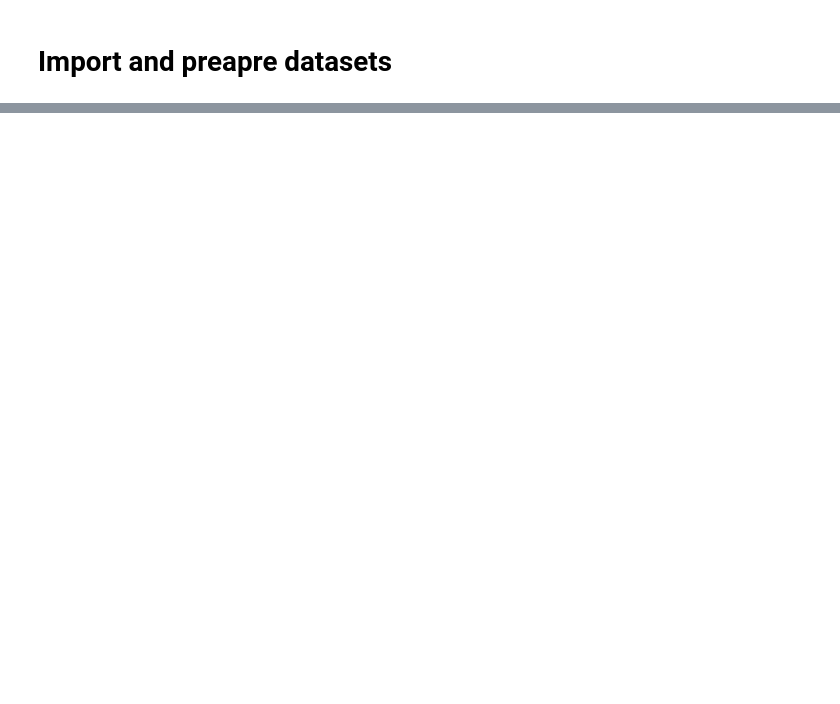
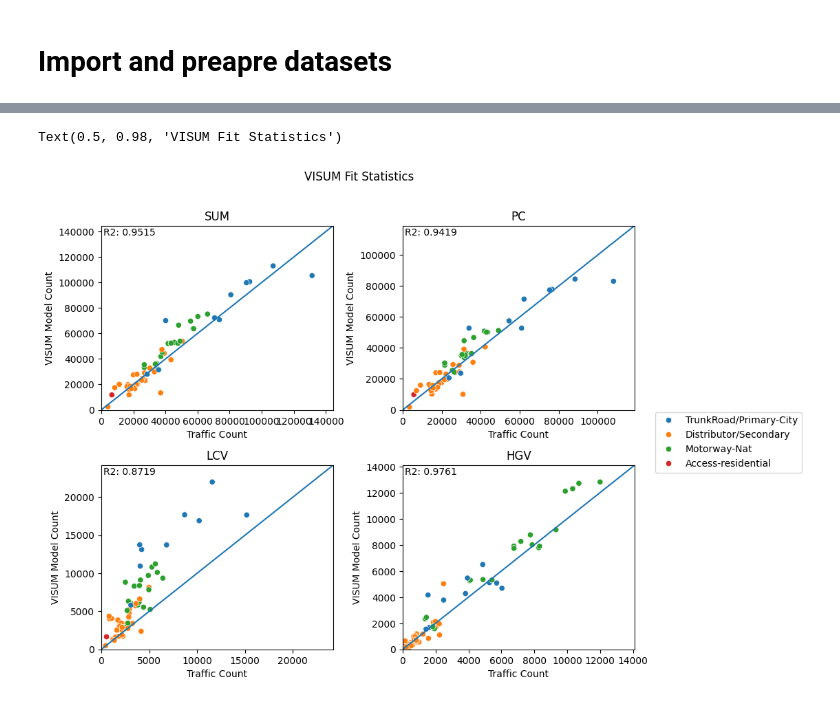
Before and after one commit to tum-esm/drive-inventory, a Jupyter notebook: notebooks/visum_counting_validation.ipynb, the cells around one changed output, grey strips where cells are left out. Drawn from its saved outputs; the diff is of its cells as text; code cells hidden in the pictures; blank space fills up the shorter version.

```diff
--- a/notebooks/visum_counting_validation.ipynb
+++ b/notebooks/visum_counting_validation.ipynb
@@ -90,0 +112,45 @@ volume_sum_2019
+# %%
+fig, ax  = plt.subplots(2,2, figsize = (10,8))
+
+data = combined
+col = 0
+row = 0
+
+for vc in ['SUM', 'PC', 'LCV', 'HGV']:
+
+    data_x = data[('daily_value', vc)]
+    data_y = data[f'dtv_{vc}']
+
+    sns.scatterplot(ax = ax[row, col], x=data_x, y=data_y, hue=combined['road_type'])
+    ax[row, col].axline([0,0],[1,1])
+    ax[row, col].get_legend().remove()
+
+    ax[row, col].set_ylabel('VISUM Model Count')
+    ax[row, col].set_xlabel('Traffic Count')
+    ax[row, col].set_title(f'{vc}')
+
+    ax[row,col].set_xlim(0,max(pd.concat([data_x, data_y]))*1.1)
+    ax[row,col].set_ylim(0,max(pd.concat([data_x, data_y]))*1.1)
+
+    stats.pearsonr(data_x, data_y)
+
+    text = f'R2: {stats.pearsonr(data_x, data_y)[0]:.4f}'
+    ax[row,col].text(.01, .99, text, ha='left', va='top', transform=ax[row,col].transAxes)
+
+
+
+    col+=1
+    if col >= 2:
+        col=0
+        row +=1
+
+plt.subplots_adjust(wspace=0.3)
+plt.subplots_adjust(hspace=0.3)
+
+handles, labels = plt.gca().get_legend_handles_labels()
+by_label = dict(zip(labels, handles))
+fig.legend(by_label.values(), by_label.keys(), bbox_to_anchor=(1.15, 0.55))
+fig.suptitle('VISUM Fit Statistics')
+# %% [output]
+Text(0.5, 0.98, 'VISUM Fit Statistics')
+[figure, added]
```
Also changed, not shown: parts of 16 cells of this notebook.
